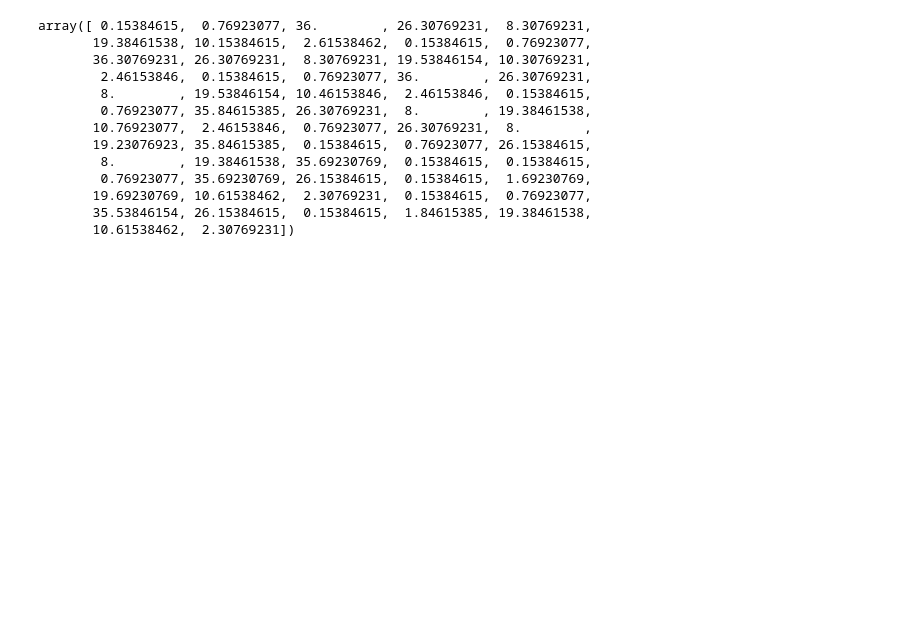
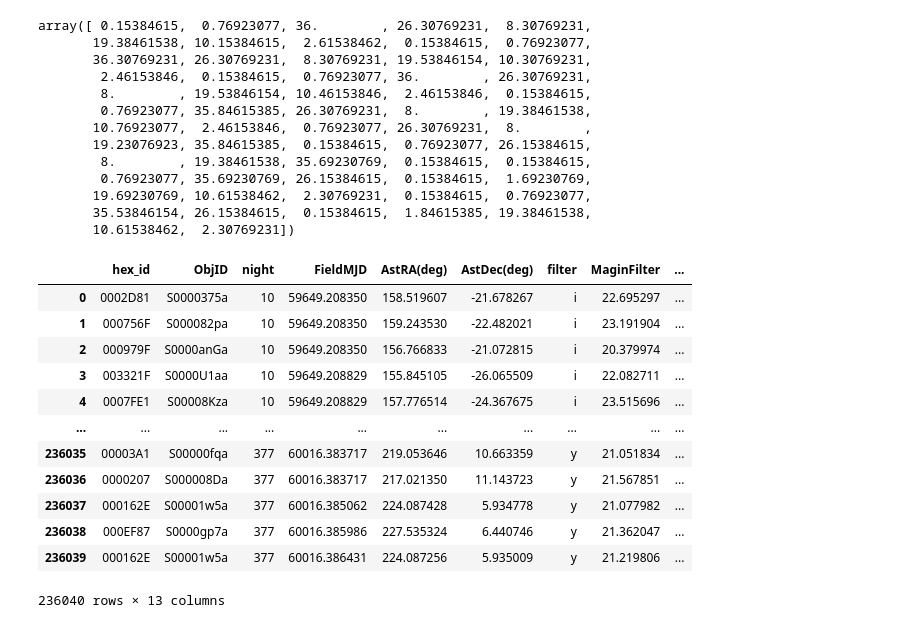
Before and after one commit to dirac-institute/hybrid_sso_catalogue, a Jupyter notebook: lsst_detection_probability/Predict misses.ipynb, the cells around one changed output. Cells and saved outputs as stored; diff of their text form; code cells hidden in the pictures; blank space fills up the shorter version.

```diff
--- a/lsst_detection_probability/Predict misses.ipynb
+++ b/lsst_detection_probability/Predict misses.ipynb
@@ -503,7 +247,7 @@ reload(magnitudes)
 s3m_cart = pd.read_hdf("../catalogues/s3m_cart.h5")
 s3m_cart["hex_id"] = np.array(['{:07X}'.format(num) for num in np.arange(len(s3m_cart.index.values))])
 # %%
-hex_id = "000296A"
+hex_id = "000D5F1"
 # %%
 %%time
 prob, joined_table = detection_probability.probability_from_id(hex_id, sorted_obs,
@@ -706,3 +483,29 @@ array([ 0.15384615,  0.76923077, 36.        , 26.30769231,  8.30769231,
        19.69230769, 10.61538462,  2.30769231,  0.15384615,  0.76923077,
        35.53846154, 26.15384615,  0.15384615,  1.84615385, 19.38461538,
        10.61538462,  2.30769231])
+# %%
+obs_dfs = [pd.read_hdf(path + f"filtered_visit_scores_{i:03d}.h5").sort_values("FieldMJD")
+               for i in range(24)]
+all_obs = pd.concat(obs_dfs)
+
+time_mask = all_obs["night"] >= night_start
+all_obs = all_obs[time_mask]
+
+all_obs["obs_id"] = np.arange(len(all_obs))
+all_obs.reset_index(inplace=True)
+# %%
+all_obs
+# %% [output]
+|  | hex_id | ObjID | night | FieldMJD | AstRA(deg) | AstDec(deg) | filter | MaginFilter | ... |
+| 0 | 0002D81 | S0000375a | 10 | 59649.208350 | 158.519607 | -21.678267 | i | 22.695297 | ... |
+| 1 | 000756F | S000082pa | 10 | 59649.208350 | 159.243530 | -22.482021 | i | 23.191904 | ... |
+| 2 | 000979F | S0000anGa | 10 | 59649.208350 | 156.766833 | -21.072815 | i | 20.379974 | ... |
+| 3 | 003321F | S0000U1aa | 10 | 59649.208829 | 155.845105 | -26.065509 | i | 22.082711 | ... |
+| 4 | 0007FE1 | S00008Kza | 10 | 59649.208829 | 157.776514 | -24.367675 | i | 23.515696 | ... |
+| ... | ... | ... | ... | ... | ... | ... | ... | ... | ... |
+| 236035 | 00003A1 | S00000fqa | 377 | 60016.383717 | 219.053646 | 10.663359 | y | 21.051834 | ... |
+| 236036 | 0000207 | S000008Da | 377 | 60016.383717 | 217.021350 | 11.143723 | y | 21.567851 | ... |
+| 236037 | 000162E | S00001w5a | 377 | 60016.385062 | 224.087428 | 5.934778 | y | 21.077982 | ... |
+| 236038 | 000EF87 | S0000gp7a | 377 | 60016.385986 | 227.535324 | 6.440746 | y | 21.362047 | ... |
+| 236039 | 000162E | S00001w5a | 377 | 60016.386431 | 224.087256 | 5.935009 | y | 21.219806 | ... |
+236040 rows × 13 columns
```
Also changed, not shown: parts of 70 cells of this notebook.
